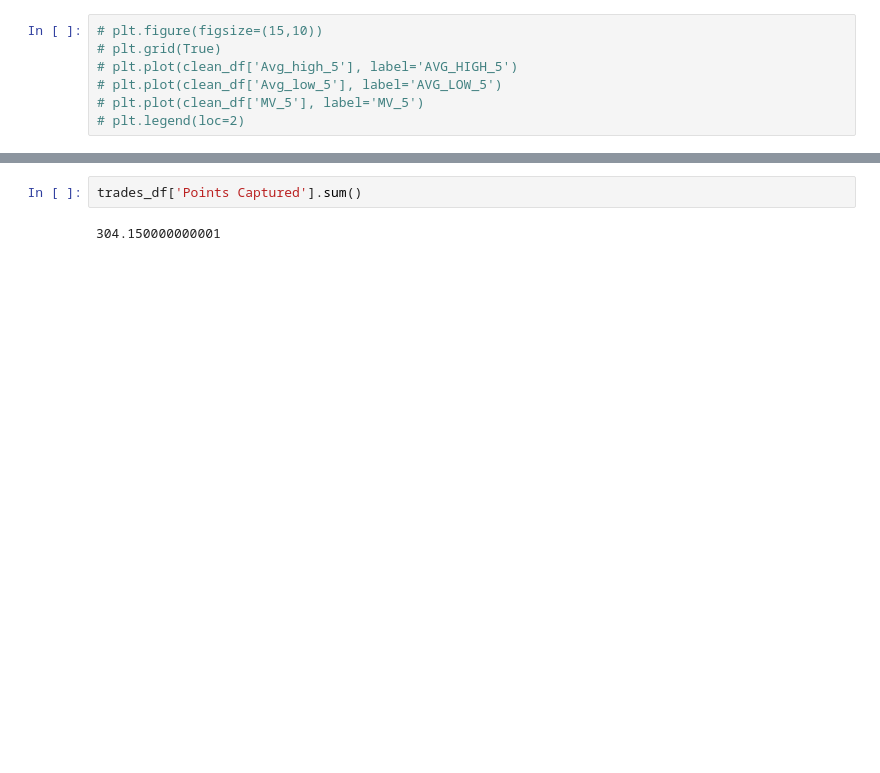
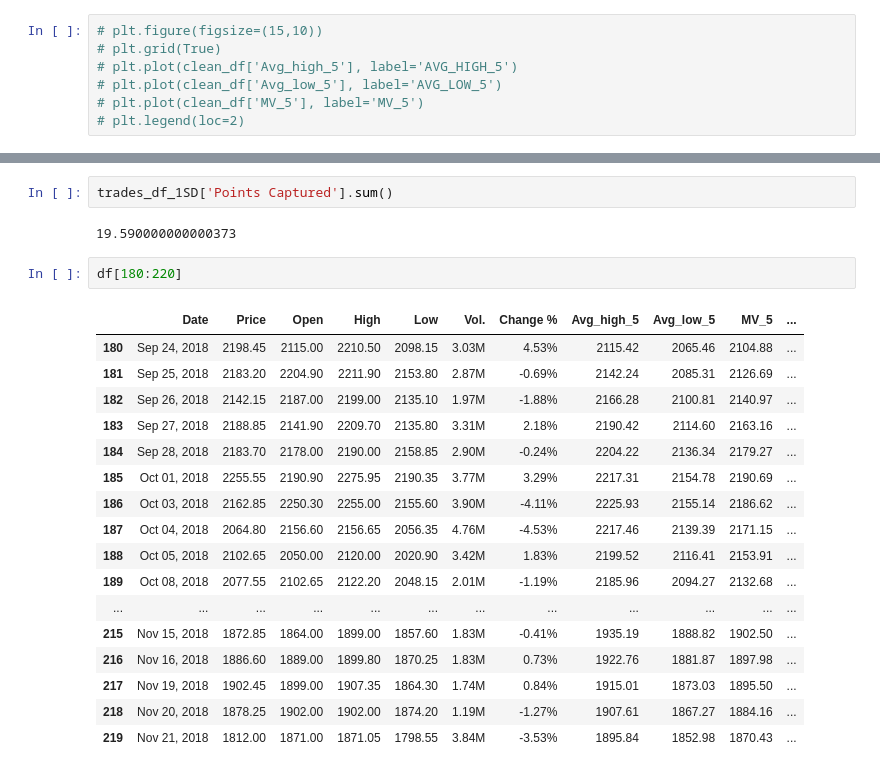
Before and after one commit to anshulgera/BreakoutSystem, a Jupyter notebook: TCS2018Analysis.ipynb, the cells around one changed output, grey strips where cells are left out. Cells and saved outputs as stored; diff of their text form; blank space fills up the shorter version.

```diff
--- a/TCS2018Analysis.ipynb
+++ b/TCS2018Analysis.ipynb
@@ -110,4 +186,24 @@ trades_df
 # %%
-trades_df['Points Captured'].sum()
+trades_df_1SD['Points Captured'].sum()
 # %% [output]
-304.150000000001
+19.590000000000373
+# %%
+df[180:220]
+# %% [output]
+|  | Date | Price | Open | High | Low | Vol. | Change % | Avg_high_5 | Avg_low_5 | MV_5 | ... |
+| 180 | Sep 24, 2018 | 2198.45 | 2115.00 | 2210.50 | 2098.15 | 3.03M | 4.53% | 2115.42 | 2065.46 | 2104.88 | ... |
+| 181 | Sep 25, 2018 | 2183.20 | 2204.90 | 2211.90 | 2153.80 | 2.87M | -0.69% | 2142.24 | 2085.31 | 2126.69 | ... |
+| 182 | Sep 26, 2018 | 2142.15 | 2187.00 | 2199.00 | 2135.10 | 1.97M | -1.88% | 2166.28 | 2100.81 | 2140.97 | ... |
+| 183 | Sep 27, 2018 | 2188.85 | 2141.90 | 2209.70 | 2135.80 | 3.31M | 2.18% | 2190.42 | 2114.60 | 2163.16 | ... |
+| 184 | Sep 28, 2018 | 2183.70 | 2178.00 | 2190.00 | 2158.85 | 2.90M | -0.24% | 2204.22 | 2136.34 | 2179.27 | ... |
+| 185 | Oct 01, 2018 | 2255.55 | 2190.90 | 2275.95 | 2190.35 | 3.77M | 3.29% | 2217.31 | 2154.78 | 2190.69 | ... |
+| 186 | Oct 03, 2018 | 2162.85 | 2250.30 | 2255.00 | 2155.60 | 3.90M | -4.11% | 2225.93 | 2155.14 | 2186.62 | ... |
+| 187 | Oct 04, 2018 | 2064.80 | 2156.60 | 2156.65 | 2056.35 | 4.76M | -4.53% | 2217.46 | 2139.39 | 2171.15 | ... |
+| 188 | Oct 05, 2018 | 2102.65 | 2050.00 | 2120.00 | 2020.90 | 3.42M | 1.83% | 2199.52 | 2116.41 | 2153.91 | ... |
+| 189 | Oct 08, 2018 | 2077.55 | 2102.65 | 2122.20 | 2048.15 | 2.01M | -1.19% | 2185.96 | 2094.27 | 2132.68 | ... |
+| ... | ... | ... | ... | ... | ... | ... | ... | ... | ... | ... | ... |
+| 215 | Nov 15, 2018 | 1872.85 | 1864.00 | 1899.00 | 1857.60 | 1.83M | -0.41% | 1935.19 | 1888.82 | 1902.50 | ... |
+| 216 | Nov 16, 2018 | 1886.60 | 1889.00 | 1899.80 | 1870.25 | 1.83M | 0.73% | 1922.76 | 1881.87 | 1897.98 | ... |
+| 217 | Nov 19, 2018 | 1902.45 | 1899.00 | 1907.35 | 1864.30 | 1.74M | 0.84% | 1915.01 | 1873.03 | 1895.50 | ... |
+| 218 | Nov 20, 2018 | 1878.25 | 1902.00 | 1902.00 | 1874.20 | 1.19M | -1.27% | 1907.61 | 1867.27 | 1884.16 | ... |
+| 219 | Nov 21, 2018 | 1812.00 | 1871.00 | 1871.05 | 1798.55 | 3.84M | -3.53% | 1895.84 | 1852.98 | 1870.43 | ... |
```
Also changed, not shown: parts of 9 cells of this notebook, 1 other file.
